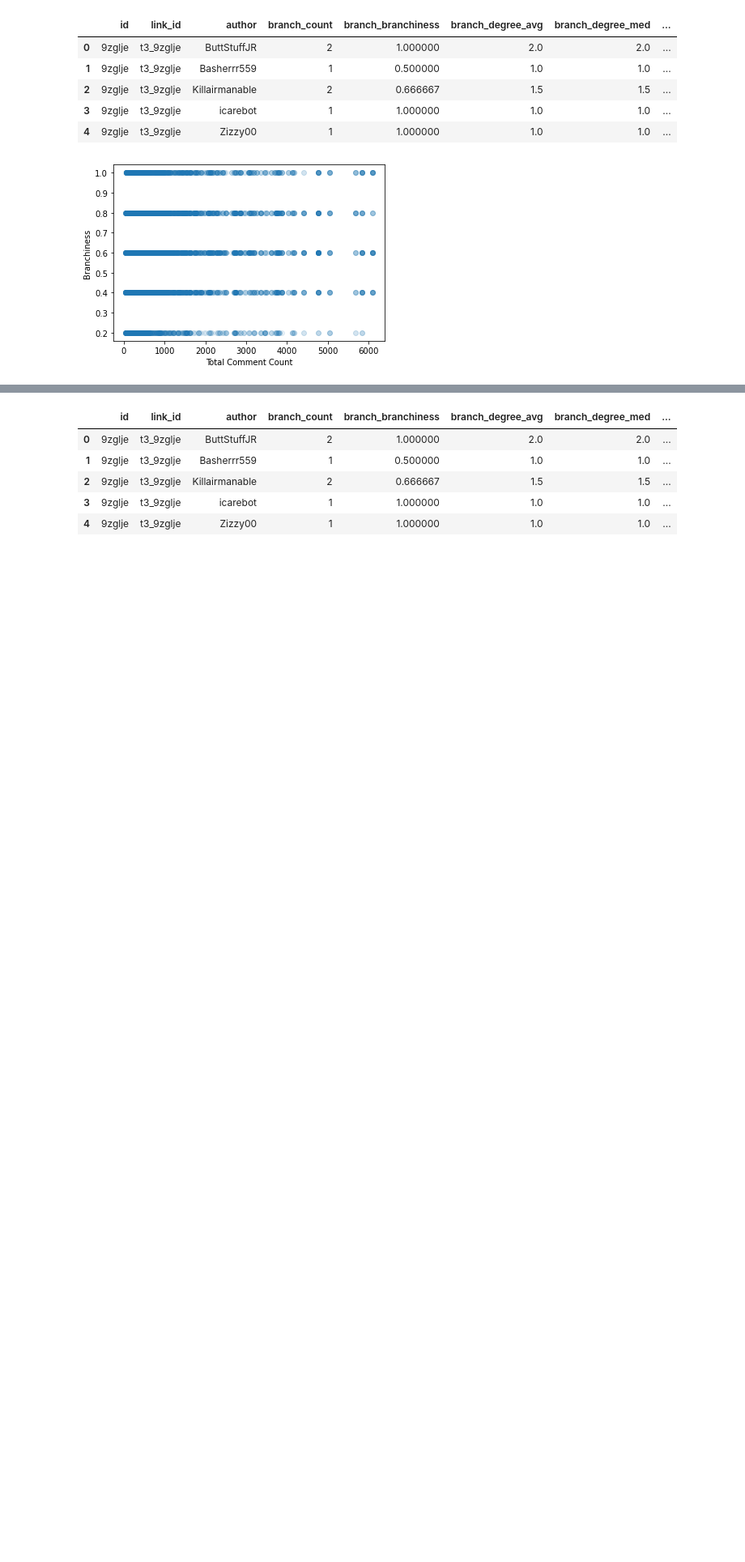
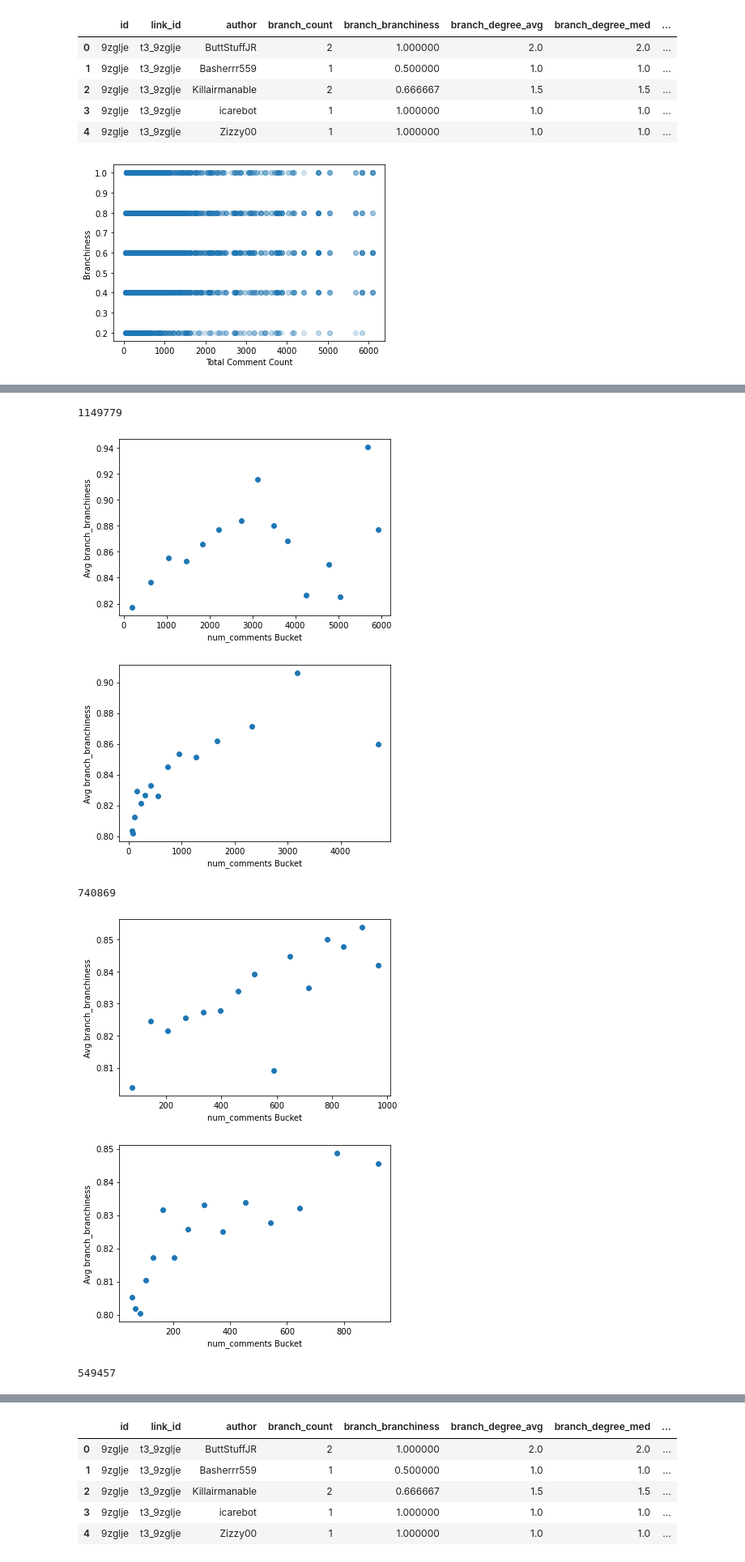
Before and after one commit to cephcyn/cornell_cs6742_a2, a Jupyter notebook: 02_analysis.ipynb, the cells around one changed output, grey strips where cells are left out. Shown at 81% size. Saved outputs shown, nothing was run; the diff lists cells and outputs as text; code cells hidden in the pictures; blank space fills up the shorter version.

```diff
--- a/02_analysis.ipynb
+++ b/02_analysis.ipynb
@@ -257,0 +368,14 @@ vis_x_y_valuebound(temp, 15, 'num_comments', 'branch_branchiness')
+# %%
+# Create weighted dataset
+tags = {'id': [], 'link_id': [], 'author': [], 'branch_branchiness': [], 'comment_count': [], 'num_comments': []}
+for _, x in temp_peruserpost_df.iterrows():
+    for _ in range(x['comment_count']):
+        tags['id'].append(x['id'])
+        tags['link_id'].append(x['link_id'])
+        tags['author'].append(x['author'])
+        tags['branch_branchiness'].append(x['branch_branchiness'])
+        tags['comment_count'].append(x['comment_count'])
+        tags['num_comments'].append(x['num_comments'])
+temp_w_peruserpost_df = pd.DataFrame(tags)
+
+temp_w_peruserpost_df[:5]
@@ -257,0 +389,27 @@ vis_x_y_valuebound(temp, 15, 'num_comments', 'branch_branchiness')
+# %%
+# Plot buzziness vs total comment count of each post
+
+temp = temp_w_peruserpost_df[temp_w_peruserpost_df['num_comments']>=50]
+print(len(temp))
+vis_x_y_valuebound(temp, 15, 'num_comments', 'branch_branchiness')
+vis_x_y_sortedbound(temp, 15, 'num_comments', 'branch_branchiness')
+temp = temp_w_peruserpost_df[temp_w_peruserpost_df['num_comments']>=50][temp_w_peruserpost_df['num_comments']<=1000]
+print(len(temp))
+vis_x_y_valuebound(temp, 15, 'num_comments', 'branch_branchiness')
+vis_x_y_sortedbound(temp, 15, 'num_comments', 'branch_branchiness')
+temp = temp_w_peruserpost_df[temp_w_peruserpost_df['num_comments']>=50][temp_w_peruserpost_df['num_comments']<=500]
+print(len(temp))
+vis_x_y_valuebound(temp, 15, 'num_comments', 'branch_branchiness')
+vis_x_y_sortedbound(temp, 15, 'num_comments', 'branch_branchiness')
+temp = temp_w_peruserpost_df[temp_w_peruserpost_df['num_comments']>=50][temp_w_peruserpost_df['num_comments']<=100]
+print(len(temp))
+vis_x_y_valuebound(temp, 15, 'num_comments', 'branch_branchiness')
+vis_x_y_sortedbound(temp, 15, 'num_comments', 'branch_branchiness')
+# %% [output]
+1149779
+[figure, added]
+[figure, added]
+740869
+[figure, added]
+[figure, added]
+549457
```
Also changed, not shown: parts of 47 cells of this notebook.
